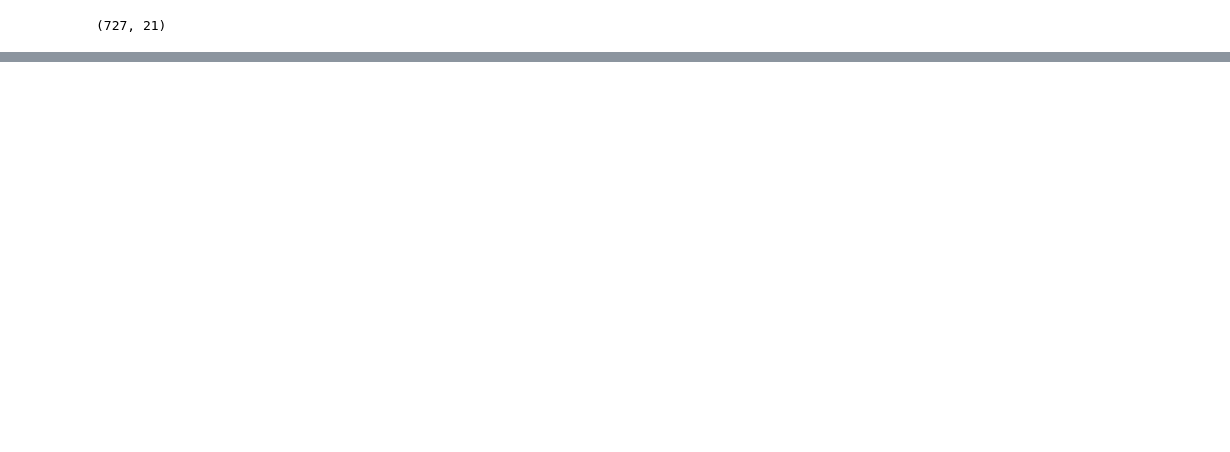
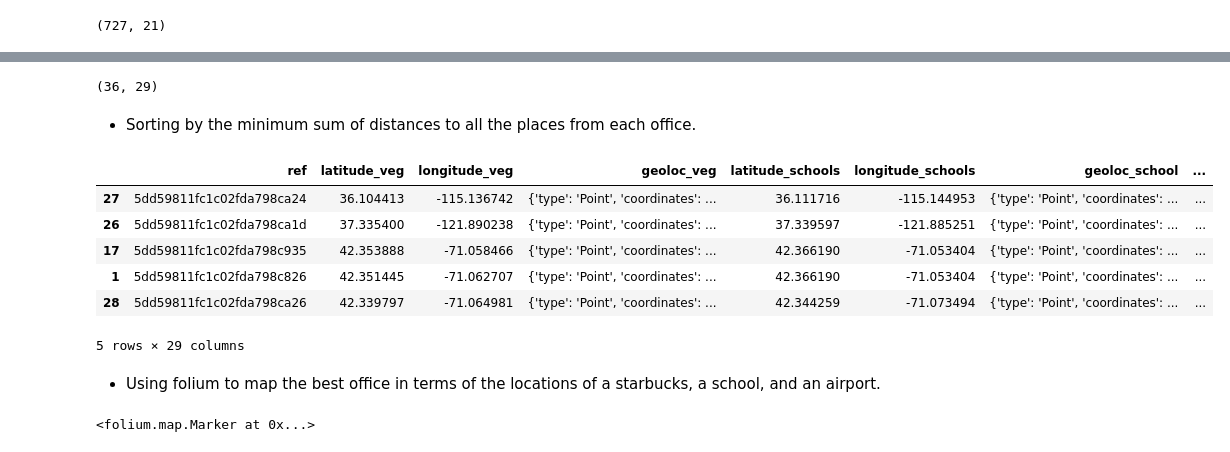
Before and after one commit to blancalluch/project-mongodb-geospartial-queries, a Jupyter notebook: 5Airports.ipynb, the cells around one changed output, grey strips where cells are left out. Cells and saved outputs as stored; diff of their text form; code cells hidden in the pictures; blank space fills up the shorter version.

Commit message:
vegan

```diff
--- a/5Airports.ipynb
+++ b/5Airports.ipynb
@@ -46,0 +110,2 @@ merge3_df.shape
+# %%
+total_df=pd.merge(vegan_df,merge3_df1,how="inner",on='ref')
@@ -46,0 +129,43 @@ merge3_df.shape
+# %%
+total_df['stb']=total_df.apply(lambda a: haversine((a['Latitude'],a['Longitude']),(a['Latitude_starbucks'],a['Longitude_starbucks'])),axis=1)
+total_df['school']=total_df.apply(lambda a: haversine((a['Latitude'],a['Longitude']),(a['latitude_schools'],a['longitude_schools'])),axis=1)
+total_df['vegan']=total_df.apply(lambda a: haversine((a['Latitude'],a['Longitude']),(a['latitude_veg'],a['longitude_veg'])),axis=1)
+total_df['airp']=total_df.apply(lambda a: haversine((a['Latitude'],a['Longitude']),(air.getLatAirport(a),air.getLongAirport(a))),axis=1)
+# %%
+total_df['Total_sum']=total_df.apply(lambda s: s['stb']+s['school']+s['vegan']+s['airp'],axis=1)
+# %%
+total_df.shape
+# %% [output]
+(36, 29)
+# %% [markdown]
+- Sorting by the minimum sum of distances to all the places from each office.
+# %%
+total_df=total_df.sort_values(by=['Total_sum'])
+# %%
+total_df.head()
+# %% [output]
+|  | ref | latitude_veg | longitude_veg | geoloc_veg | latitude_schools | longitude_schools | geoloc_school | ... |
+| 27 | 5dd59811fc1c02fda798ca24 | 36.104413 | -115.136742 | {'type': 'Point', 'coordinates': ... | 36.111716 | -115.144953 | {'type': 'Point', 'coordinates': ... | ... |
+| 26 | 5dd59811fc1c02fda798ca1d | 37.335400 | -121.890238 | {'type': 'Point', 'coordinates': ... | 37.339597 | -121.885251 | {'type': 'Point', 'coordinates': ... | ... |
+| 17 | 5dd59811fc1c02fda798c935 | 42.353888 | -71.058466 | {'type': 'Point', 'coordinates': ... | 42.366190 | -71.053404 | {'type': 'Point', 'coordinates': ... | ... |
+| 1 | 5dd59811fc1c02fda798c826 | 42.351445 | -71.062707 | {'type': 'Point', 'coordinates': ... | 42.366190 | -71.053404 | {'type': 'Point', 'coordinates': ... | ... |
+| 28 | 5dd59811fc1c02fda798ca26 | 42.339797 | -71.064981 | {'type': 'Point', 'coordinates': ... | 42.344259 | -71.073494 | {'type': 'Point', 'coordinates': ... | ... |
+5 rows × 29 columns
+# %% [markdown]
+- Using folium to map the best office in terms of the locations of a starbucks, a school, and an airport.
+# %%
+map_city=folium.Map(total_df.iloc[0]['GeoLocations']['coordinates'][::-1], zoom_start=12)
+
+cols={"GeoLocations":["usd","blue"],"geoloc_veg":["cutlery","green"],"geoloc_school":["book","red"],"geoloc_stb":["coffee","orange"]}
+
+for k,v in cols.items():
+    folium.Marker(total_df[k].iloc[0]['coordinates'][::-1],
+                    radius=2,
+                    icon=folium.Icon(prefix="fa",icon=v[0],color=v[1]),
+                   ).add_to(map_city)
+
+folium.Marker(air.getCoordAirport(total_df.iloc[0])[::-1],
+             radius=2,
+                icon=folium.Icon(icon="plane",color="black")).add_to(map_city)
+# %% [output]
+<folium.map.Marker at 0x...>
```
Also changed, not shown: parts of 20 cells of this notebook, 6 other files.
